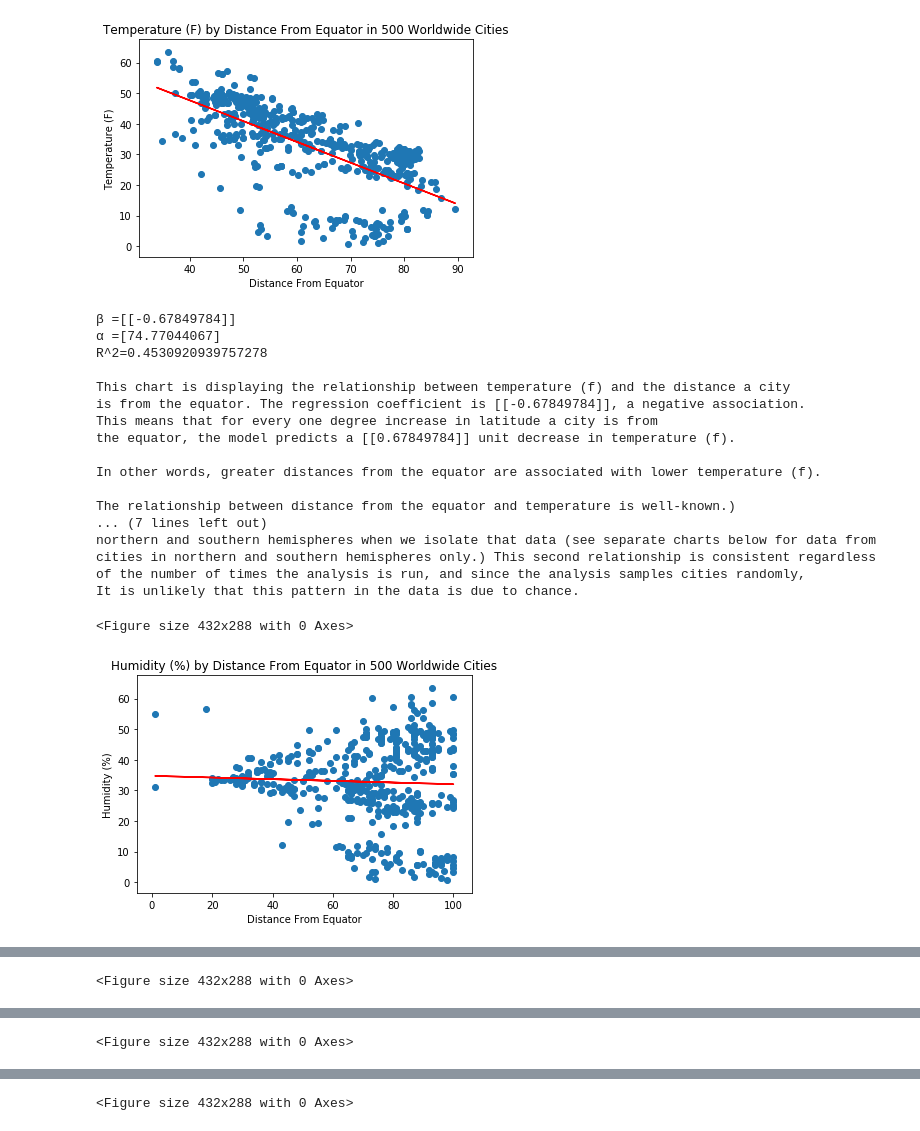
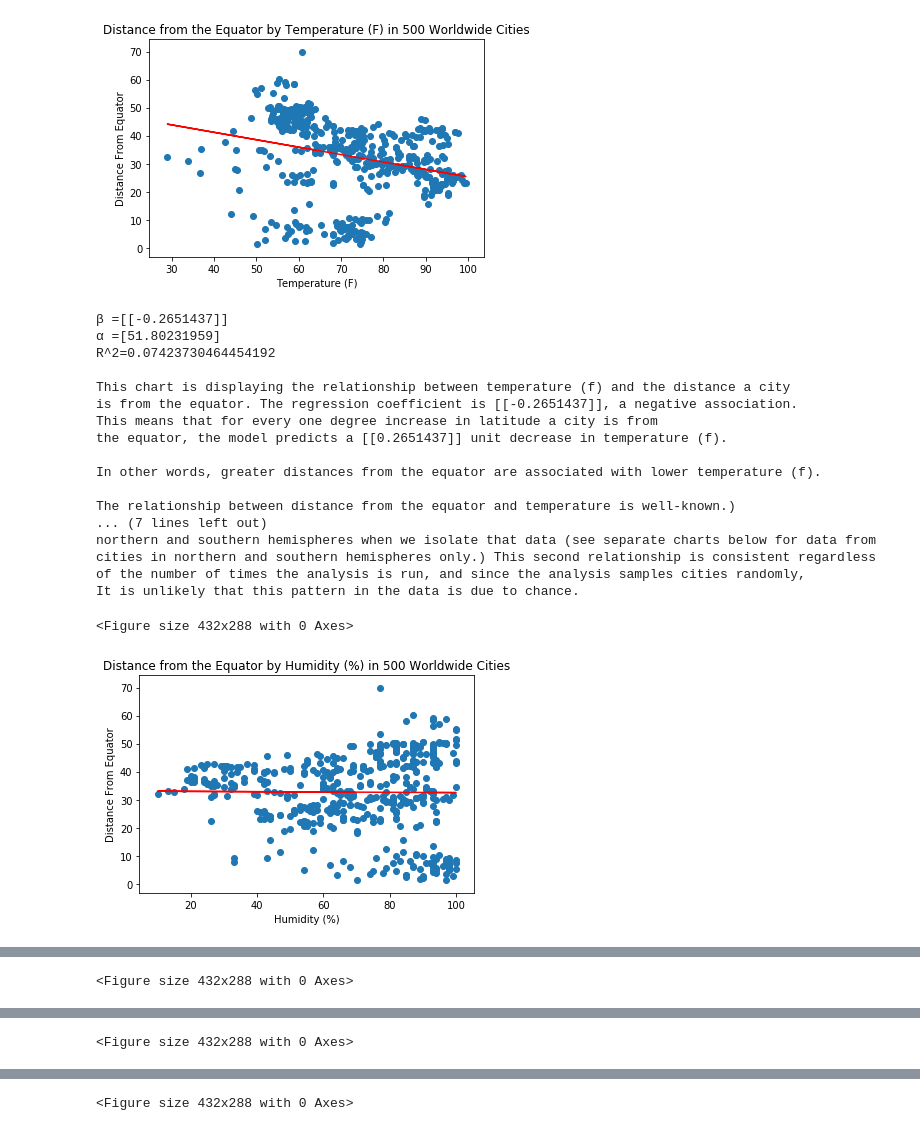
Before and after one commit to KathrynPanger/vacation-location, a Jupyter notebook: WeatherPy/WeatherPy.ipynb, the cells around one changed output, grey strips where cells are left out. Saved outputs shown, nothing was run; the diff lists cells and outputs as text; code cells hidden in the pictures.

```diff
--- a/WeatherPy/WeatherPy.ipynb
+++ b/WeatherPy/WeatherPy.ipynb
@@ -151,18 +144,19 @@ def regIV(a,l):
     Rsquare=r2_score(y, yline)
 
     if l=="b":
-        plt.title(f"{a} by Distance From Equator in 500 Worldwide Cities")
-        plt.xlabel("Distance From Equator")
-        plt.ylabel(a)
+        plt.title(f"Distance from the Equator by {a} in 500 Worldwide Cities")
+        plt.xlabel(a)
+        plt.ylabel("Distance From Equator")
     elif l=="n":
-        plt.title(f"{a} by Distance From Equator in Only Northern Hemisphere Cities")
-        plt.xlabel("Distance From Equator")
-        plt.ylabel(a)
+        plt.title(f" Distance from the Equator by {a}in Only Northern Hemisphere Cities")
+        plt.xlabel(a)
+        plt.ylabel("Distance From Equator")
     elif l=="s":
-        plt.title(f"{a} by Distance From Equator in Only Southern Hemisphere Cities")
-        plt.xlabel("Distance From Equator")
-        plt.ylabel(a)
+        plt.title(f"Distance from the Equator by {a} in Only Southern Hemisphere Cities")
+        plt.xlabel(a)
+        plt.ylabel("Distance From Equator")
 
+    plt.savefig(f"regression_{a[0]}_{l[0]}")
     plt.show()
 
 #----Display coeficient, intercept, and R^2
@@ -209,25 +203,25 @@ def regIV(a,l):
     else:
         print("See the analyses above on the relationships between variables in both hemispheres for commentary on these charts.")
 # %%
-#Generate a list of independent variables that I can plug into my massive function
-IVlist=[value for value in weather_df.columns[range(1,5)]]
+#Generate a list of dependent variables that I can plug into my massive function
+DVlist=[value for value in weather_df.columns[range(1,5)]]
 # %%
-#Plug those babies in, and BOOM! Charts.
-for items in IVlist:
+#Plug the values in
+for items in DVlist:
     regIV(items,"b")
     for i in range (0,4):
         plt.savefig(f"regression{i}")
     print("\n"*2)
 # %% [output]
-[figure, old version]
+[figure, new version]
-β =[[-0.67849784]]
-α =[74.77044067]
-R^2=0.4530920939757278
+β =[[-0.2651437]]
+α =[51.80231959]
+R^2=0.07423730464454192
 
 This chart is displaying the relationship between temperature (f) and the distance a city
-is from the equator. The regression coefficient is [[-0.67849784]], a negative association.
+is from the equator. The regression coefficient is [[-0.2651437]], a negative association.
 This means that for every one degree increase in latitude a city is from
-the equator, the model predicts a [[0.67849784]] unit decrease in temperature (f).
+the equator, the model predicts a [[0.2651437]] unit decrease in temperature (f).
 
 In other words, greater distances from the equator are associated with lower temperature (f).
 
@@ -238,4 +232,4 @@ cities in northern and southern hemispheres only.) This second relationship is c
 of the number of times the analysis is run, and since the analysis samples cities randomly,
 It is unlikely that this pattern in the data is due to chance.
 <Figure size 432x288 with 0 Axes>
-[figure, old version]
+[figure, new version]
```
Also changed, not shown: parts of 4 cells of this notebook, 30 other files.
